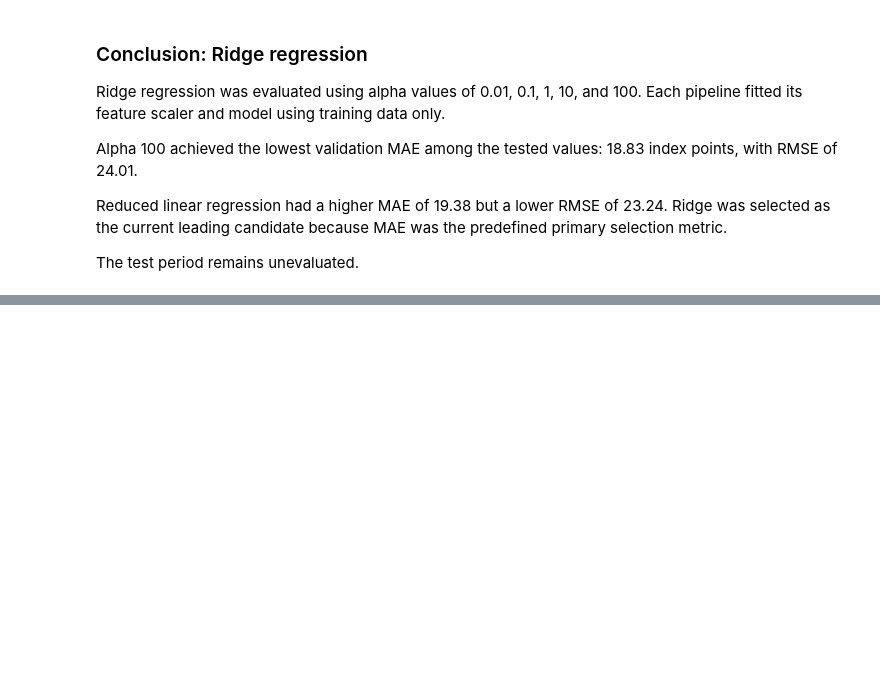
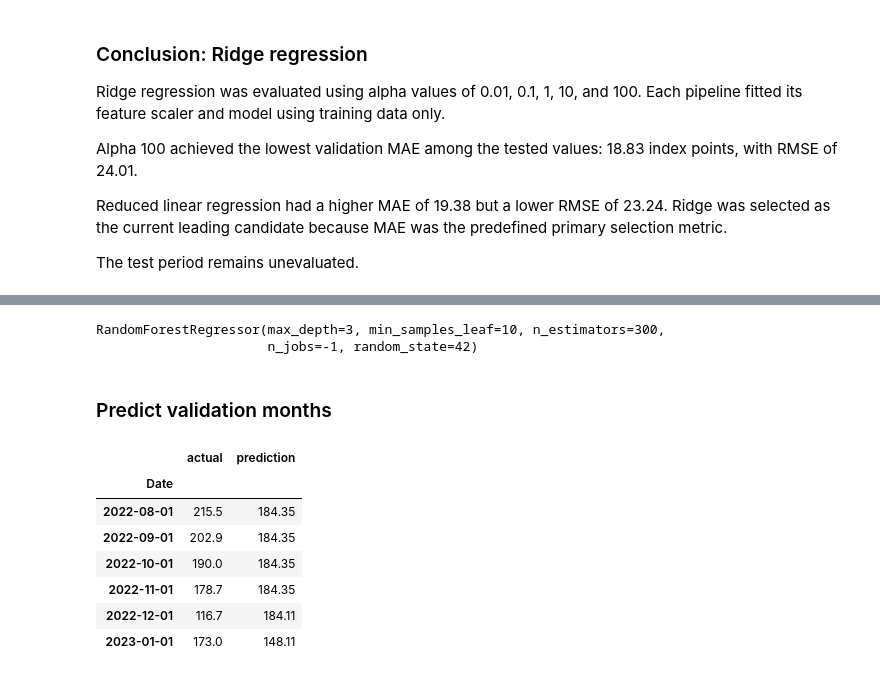
Before and after one commit to kamalpreetsinghh/nz-job-market-data-analysis, a Jupyter notebook: notebooks/06_monthly_forecasting.ipynb, the cells around one changed output, grey strips where cells are left out. Saved outputs shown, nothing was run; the diff lists cells and outputs as text; code cells hidden in the pictures; blank space fills up the shorter version.

Commit message:
Evaluate Random Forest against forecasting benchmarks

```diff
--- a/notebooks/06_monthly_forecasting.ipynb
+++ b/notebooks/06_monthly_forecasting.ipynb
@@ -646,0 +652,43 @@ The test period remains unevaluated.
+# %%
+from sklearn.ensemble import RandomForestRegressor
+
+forest_model = RandomForestRegressor(
+    n_estimators=300,
+    max_depth=3,
+    min_samples_leaf=10,
+    max_features=1.0,
+    random_state=42,
+    n_jobs=-1
+)
+
+forest_model.fit(
+    X_train[reduced_features],
+    y_train
+)
+# %% [output]
+RandomForestRegressor(max_depth=3, min_samples_leaf=10, n_estimators=300,
+                      n_jobs=-1, random_state=42)
+# %% [markdown]
+### Predict validation months
+# %%
+forest_predictions = pd.Series(
+    forest_model.predict(X_validation[reduced_features]),
+    index=X_validation.index,
+    name="random_forest"
+)
+
+forest_check = pd.DataFrame({
+    "actual": y_validation,
+    "prediction": forest_predictions
+})
+
+forest_check.head(6).round(2)
+# %% [output]
+|  | actual | prediction |
+| Date |  |  |
+| 2022-08-01 | 215.5 | 184.35 |
+| 2022-09-01 | 202.9 | 184.35 |
+| 2022-10-01 | 190.0 | 184.35 |
+| 2022-11-01 | 178.7 | 184.35 |
+| 2022-12-01 | 116.7 | 184.11 |
+| 2023-01-01 | 173.0 | 148.11 |
```
Also changed, not shown: parts of 6 cells of this notebook, 1 other file.
